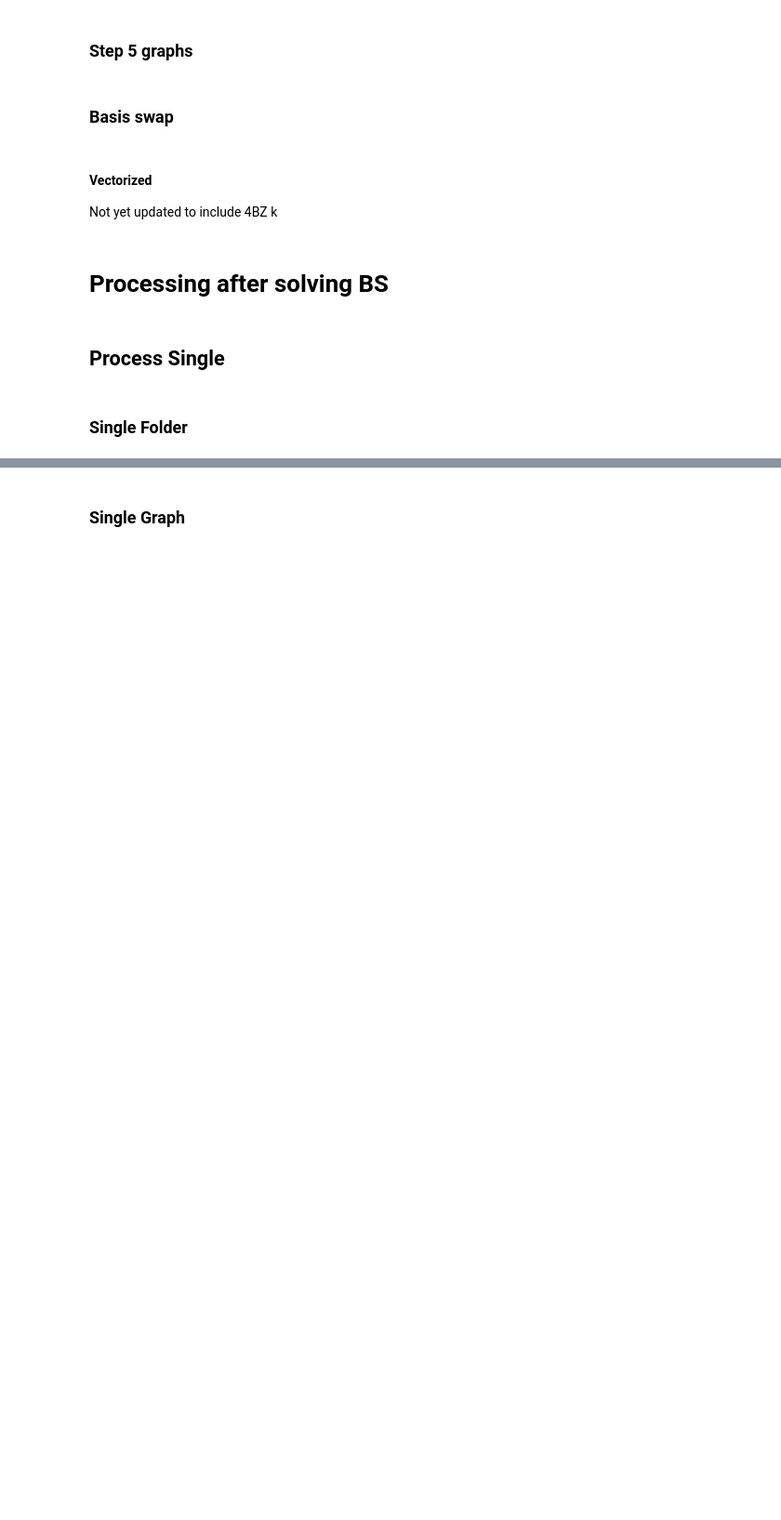
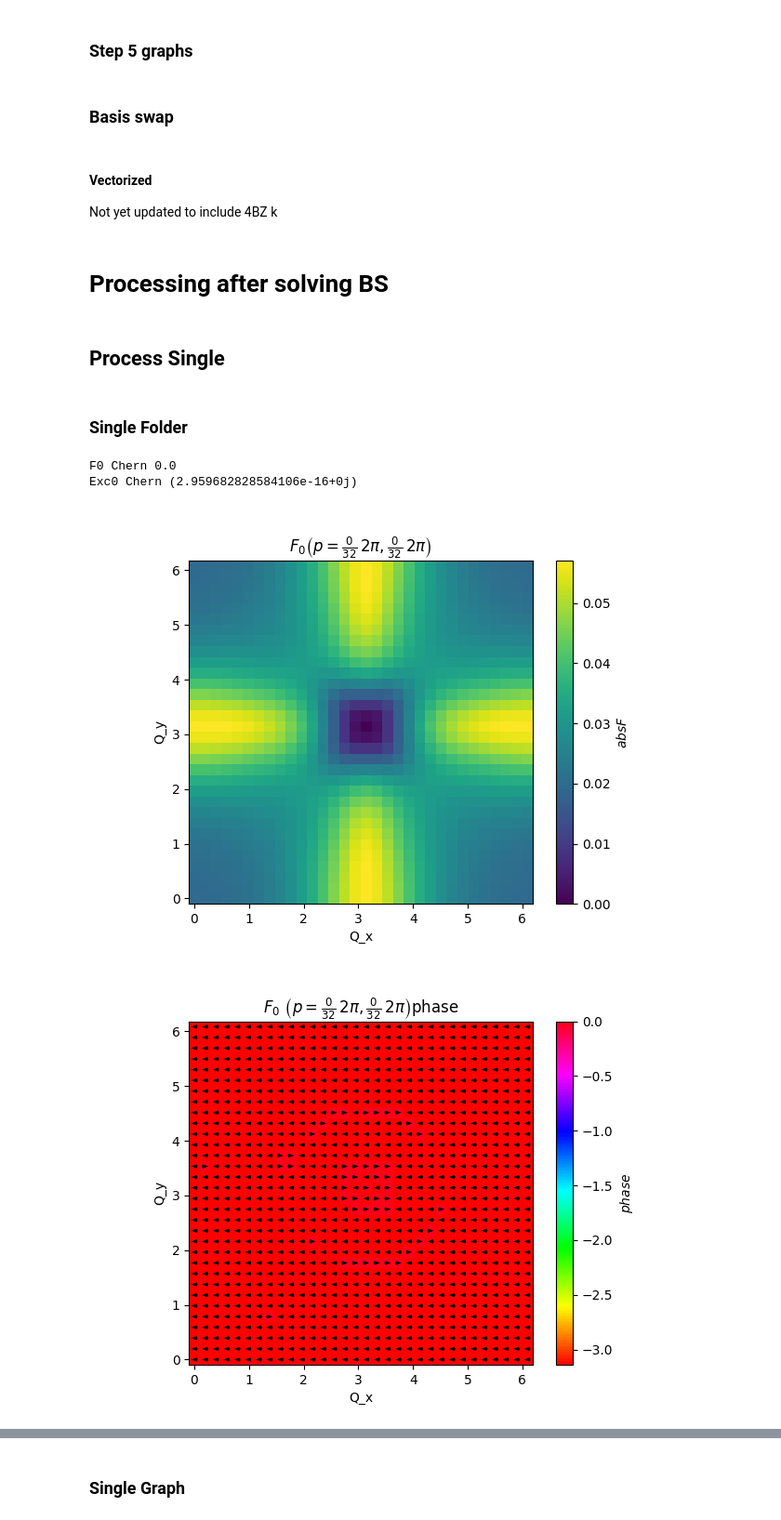
Before and after one commit to OfirBarogel/Topological-Excitons, a Jupyter notebook: Topological Excitons.ipynb, the cells around one changed output, grey strips where cells are left out. Shown at 93% size. Drawn from its saved outputs; the diff is of its cells as text; code cells hidden in the pictures; blank space fills up the shorter version.

Commit message:
0.1.6 reciprocal lattice vector update, Haldane results not yet confirmed to be satisfactory

```diff
--- a/Topological Excitons.ipynb
+++ b/Topological Excitons.ipynb
@@ -598,11 +598,11 @@ cfg = GetConfig("configHaldane.yml")
 hcfg = cfg["hamiltonian"];
 GraphBands("Images/Tests",hcfg,f"Band Structure {hcfg['kind']}",f"band_structure_{hcfg['kind']}")
 # %%
-cfg = GetConfig("configHaldane.yml")
+cfg = GetConfig("configqwz.yml")
 ni_eval, ni_wf = SolveBzNoninteracting(cfg)
 #ref = np.array([1, 0], dtype=complex)
 #phase = np.angle(np.einsum('xyi,i->xy', ni_wf[:, :, :, 0], np.conj(ref)))
-GraphFromConfig(ni_eval[:,:,0],cfg,GraphProtocol.NiE2D,"Images/Tests",0)
+GraphFromConfig(ni_eval[:,:,1],cfg,GraphProtocol.NiE2D,"Images/Tests",0)
 n_bands = cfg.get("Bands")
 for n in range(n_bands):
     BC, C = GetBerryCurvature1band(ni_wf[:,:,:,n])
@@ -1176,6 +1175,7 @@ def GraphFromConfig(val_mat, config, case, output_folder, band=None, p_ind=None,
         raise ValueError(f"Unhandled GraphProtocol: {case}")
 
     ltype = config["hamiltonian"]["lattice"]
+    Nk = config["Nk"]
     output_dir = Path(output_folder)
     output_dir.mkdir(parents=True, exist_ok=True)
 
@@ -1187,7 +1187,7 @@ def GraphFromConfig(val_mat, config, case, output_folder, band=None, p_ind=None,
 
     px = py = None
     if p_ind is not None:
-        px, py = MakePLabels(p_ind,b1,b2)
+        px, py = MakePLabels(p_ind,Nk,ltype)
 
     title = MakeTitle(spec, band, px, py, C)
     filename = MakeFilename(spec, band, p_ind, C)
@@ -1257,12 +1257,14 @@ def MakeFilename(spec: PlotSpec, band=None, p_ind=None,C=None):
     # filenames should NOT contain LaTeX
     return sanitize_filename(name)
 
-def MakePLabels(p_ind,ltype):
+def MakePLabels(p_ind,n_grid,ltype):
     if ltype == "hexagonal":
         b1_y = FracString(r'-2\pi', r'\sqrt{3}')
-        p1 = rf"{p_ind[0]}*(2\pi,{b1_y})"
+        p1_str = FracString({p_ind[0]},n_grid)
+        p1 = rf"{p1_str}*(2\pi,{b1_y})"
         b2_y = FracString(r'4\pi',r'\sqrt{{3}}')
-        p2 = rf"{p_ind[1]}*(0,{b2_y})"
+        p2_str = FracString({p_ind[1]},n_grid)
+        p2 = rf"{p2_str}*(0,{b2_y})"
         return p1,p2
     elif ltype == "square":
         px = rf'{FracString(p_ind[0],n_grid)} \, 2\pi'
@@ -1610,7 +1533,7 @@ def index_ticks_for_axis(axis_vals, nticks=9):
 # %%
 def GraphQxConst(eQ_matrix,output_folder,cfg):
     fig, ax = plt.subplots(figsize=(6, 6))
-    Qylist = cfg["Qylist"]
+    Q_frac = cfg["Q_frac"]
     epsilon = cfg["epsilon"]
     U= cfg["U"]
     rows, cols, n = eQ_matrix.shape
@@ -1619,11 +1542,11 @@ def GraphQxConst(eQ_matrix,output_folder,cfg):
     #count = 3
     for i in range(n):
         band = [eQ_matrix[center_row,j,i] for j in range(cols)]
-        ax.plot(Qylist,band)
-    ax.set_xlabel("Qy")
-    ax.xaxis.set_major_formatter(FuncFormatter(PiFormatter))
+        ax.plot(Q_frac,band)
+    ax.set_xlabel("Q2/b2")
+    #ax.xaxis.set_major_formatter(FuncFormatter(PiFormatter))
     ax.set_ylabel("energy") #good dealer
-    output_path = os.path.join(output_folder, f'Energys Qx=center.png')
+    output_path = os.path.join(output_folder, f'Energys Q1=center.png')
     fig.savefig(output_path)
 # %% [markdown]
 ### Basis swap
@@ -1725,13 +1648,12 @@ def LoadAndProcess(parent_folder, folder_name,p_ind=(0,0)):
     configfile = os.path.join(load_folder, "config.yml")
     cfg = GetConfig(configfile)
     n_bands = cfg["n_Fs"]
-    ltype = cfg["hamiltonian"]["lattice"]
     for band in range(n_bands):
         Fnfile = os.path.join(load_folder, f"F[{band}].npy")
         Fn = np.load(Fnfile, mmap_mode='r')
         Fn_p = Fn[:,:,p_ind[0],p_ind[1]]
         #Fn_p= FpFromFk(Fn,p_ind,ltype)
-        FnBC,FC = GetBerryCurvature1band(Fn_p,ltype)
+        FnBC,FC = GetBerryCurvature1band(Fn_p)
         FC_3 = round(FC.real, 3)
 
         eQfile = os.path.join(load_folder, "Exciton_Energys.npy")
@@ -1778,5 +1700,10 @@ def LoadAndProcess(parent_folder, folder_name,p_ind=(0,0)):
 ### Single Folder
 # %%
 #Local_Tests\Data\2026-03-13_11-35-05-\2026-03-13_11-35-05
-folder_name = r"2026-04-01_15-34-20"
+folder_name = r"2026-05-05_11-38-53"
 LoadAndProcess("Data",folder_name,p_ind=(0,0))
+# %% [output]
+F0 Chern 0.0
+Exc0 Chern (2.959682828584106e-16+0j)
+[figure, added]
+[figure, added]
```
Also changed, not shown: parts of 16 cells of this notebook, 3 other files.
